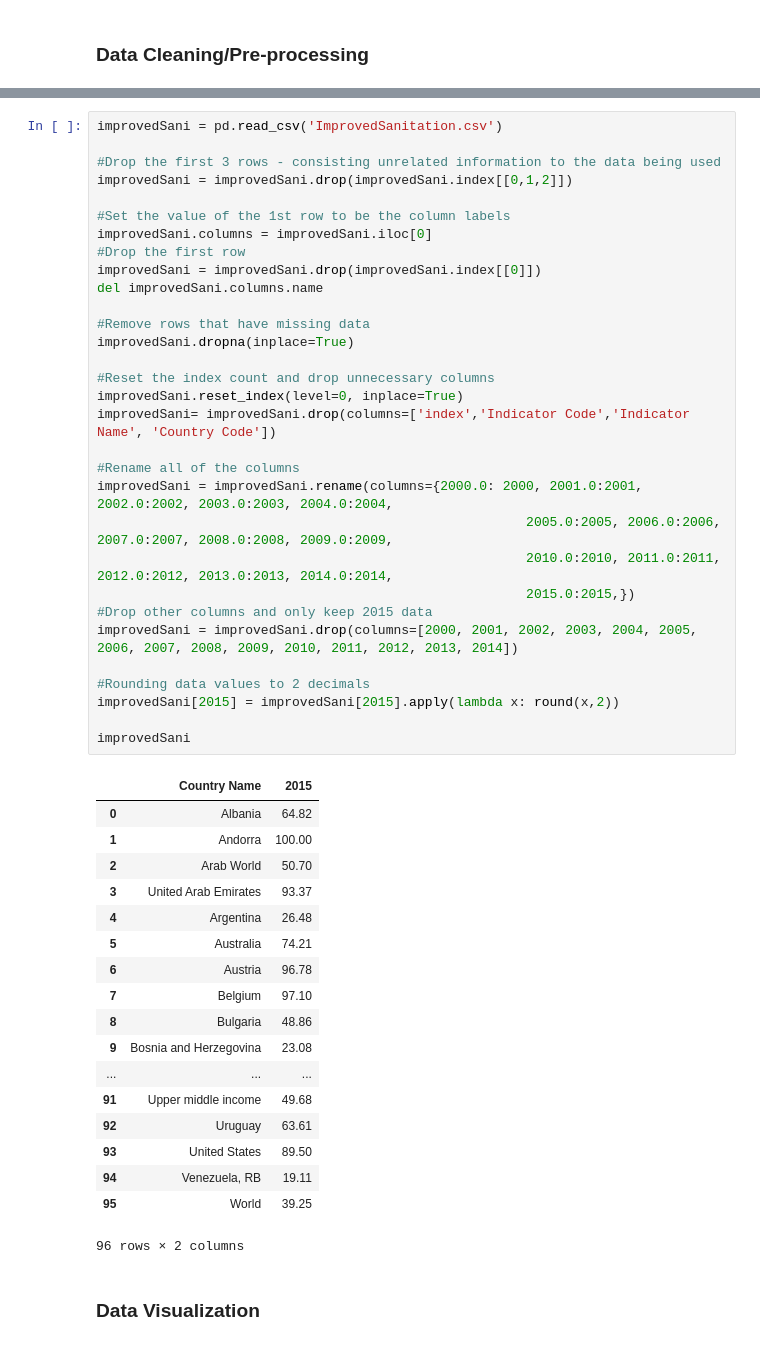
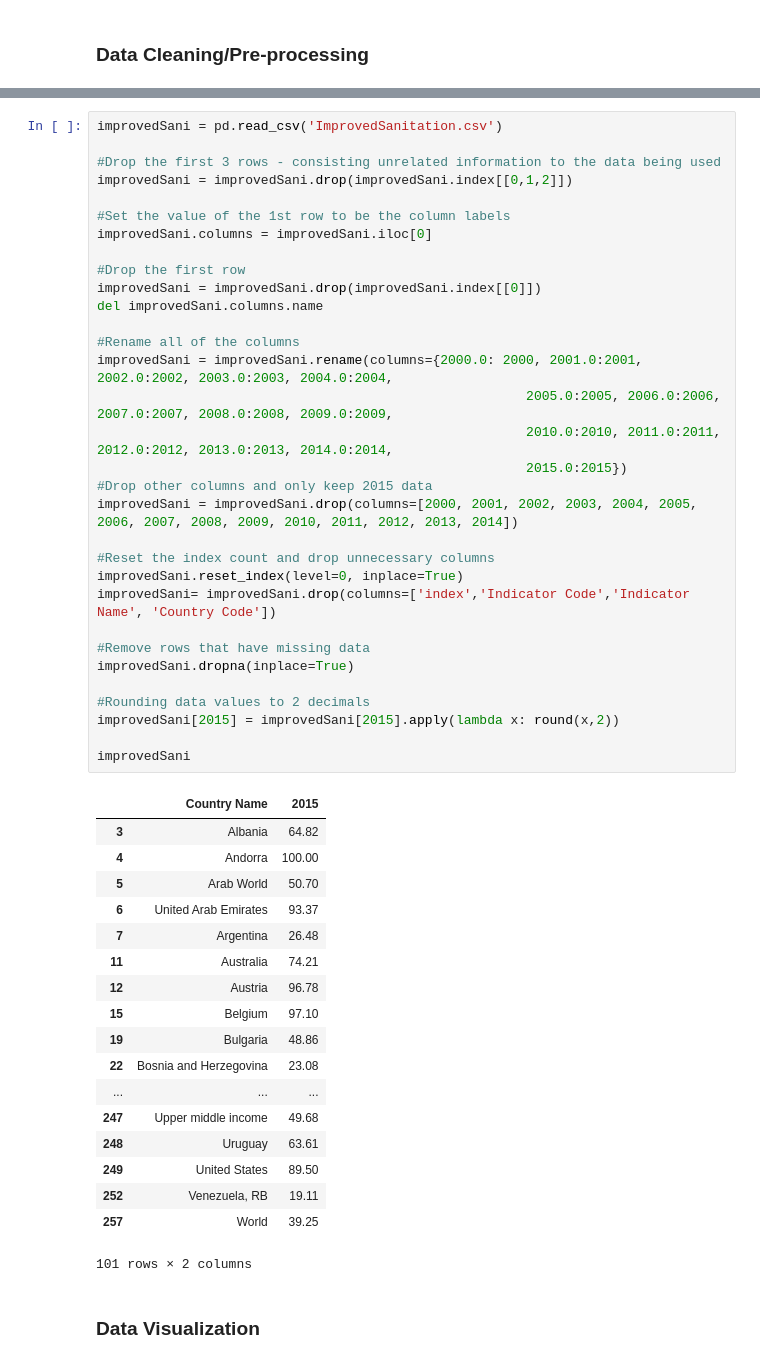
Before and after one commit to debbievo/COGS108_Repo, a Jupyter notebook: Nadya's.ipynb, the cells around one changed output, grey strips where cells are left out. Drawn from its saved outputs; the diff is of its cells as text.

```diff
--- a/Nadya's.ipynb
+++ b/Nadya's.ipynb
@@ -14,53 +13,54 @@ from scipy.stats import ttest_ind, chisquare, normaltest
 # %%
 improvedSani = pd.read_csv('ImprovedSanitation.csv')
 
 #Drop the first 3 rows - consisting unrelated information to the data being used
 improvedSani = improvedSani.drop(improvedSani.index[[0,1,2]])
 
 #Set the value of the 1st row to be the column labels
 improvedSani.columns = improvedSani.iloc[0]
+
 #Drop the first row
 improvedSani = improvedSani.drop(improvedSani.index[[0]])
 del improvedSani.columns.name
 
-#Remove rows that have missing data
-improvedSani.dropna(inplace=True)
+#Rename all of the columns
+improvedSani = improvedSani.rename(columns={2000.0: 2000, 2001.0:2001, 2002.0:2002, 2003.0:2003, 2004.0:2004,
+                                                       2005.0:2005, 2006.0:2006, 2007.0:2007, 2008.0:2008, 2009.0:2009,
+                                                       2010.0:2010, 2011.0:2011, 2012.0:2012, 2013.0:2013, 2014.0:2014,
+                                                       2015.0:2015})
+#Drop other columns and only keep 2015 data
+improvedSani = improvedSani.drop(columns=[2000, 2001, 2002, 2003, 2004, 2005, 2006, 2007, 2008, 2009, 2010, 2011, 2012, 2013, 2014])
 
 #Reset the index count and drop unnecessary columns
 improvedSani.reset_index(level=0, inplace=True)
 improvedSani= improvedSani.drop(columns=['index','Indicator Code','Indicator Name', 'Country Code'])
 
-#Rename all of the columns
-improvedSani = improvedSani.rename(columns={2000.0: 2000, 2001.0:2001, 2002.0:2002, 2003.0:2003, 2004.0:2004,
-                                                       2005.0:2005, 2006.0:2006, 2007.0:2007, 2008.0:2008, 2009.0:2009,
-                                                       2010.0:2010, 2011.0:2011, 2012.0:2012, 2013.0:2013, 2014.0:2014,
-                                                       2015.0:2015,})
-#Drop other columns and only keep 2015 data
-improvedSani = improvedSani.drop(columns=[2000, 2001, 2002, 2003, 2004, 2005, 2006, 2007, 2008, 2009, 2010, 2011, 2012, 2013, 2014])
+#Remove rows that have missing data
+improvedSani.dropna(inplace=True)
 
 #Rounding data values to 2 decimals
 improvedSani[2015] = improvedSani[2015].apply(lambda x: round(x,2))
 
 improvedSani
 # %% [output]
 |  | Country Name | 2015 |
-| 0 | Albania | 64.82 |
-| 1 | Andorra | 100.00 |
-| 2 | Arab World | 50.70 |
-| 3 | United Arab Emirates | 93.37 |
-| 4 | Argentina | 26.48 |
-| 5 | Australia | 74.21 |
-| 6 | Austria | 96.78 |
-| 7 | Belgium | 97.10 |
-| 8 | Bulgaria | 48.86 |
-| 9 | Bosnia and Herzegovina | 23.08 |
+| 3 | Albania | 64.82 |
+| 4 | Andorra | 100.00 |
+| 5 | Arab World | 50.70 |
+| 6 | United Arab Emirates | 93.37 |
+| 7 | Argentina | 26.48 |
+| 11 | Australia | 74.21 |
+| 12 | Austria | 96.78 |
+| 15 | Belgium | 97.10 |
+| 19 | Bulgaria | 48.86 |
+| 22 | Bosnia and Herzegovina | 23.08 |
 | ... | ... | ... |
-| 91 | Upper middle income | 49.68 |
-| 92 | Uruguay | 63.61 |
-| 93 | United States | 89.50 |
-| 94 | Venezuela, RB | 19.11 |
-| 95 | World | 39.25 |
+| 247 | Upper middle income | 49.68 |
+| 248 | Uruguay | 63.61 |
+| 249 | United States | 89.50 |
+| 252 | Venezuela, RB | 19.11 |
+| 257 | World | 39.25 |
-96 rows × 2 columns
+101 rows × 2 columns
 # %% [markdown]
 ### Data Visualization
 # %%
```
Also changed, not shown: parts of 1 cell of this notebook.
